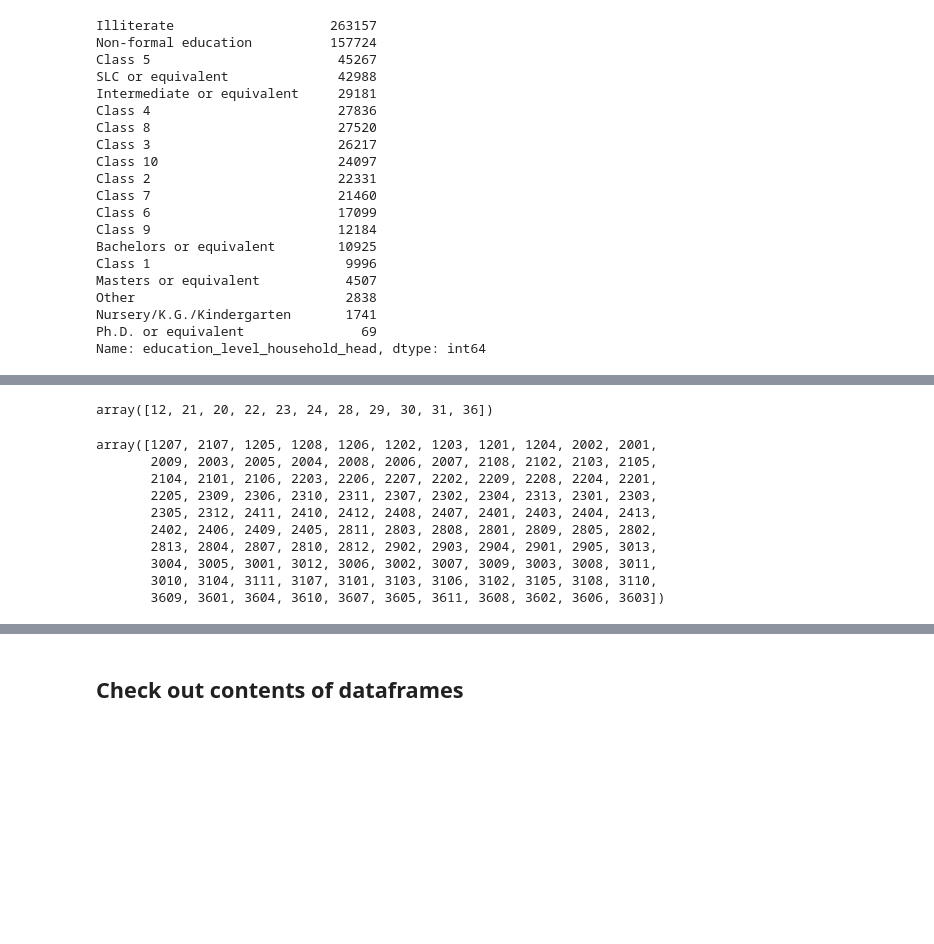
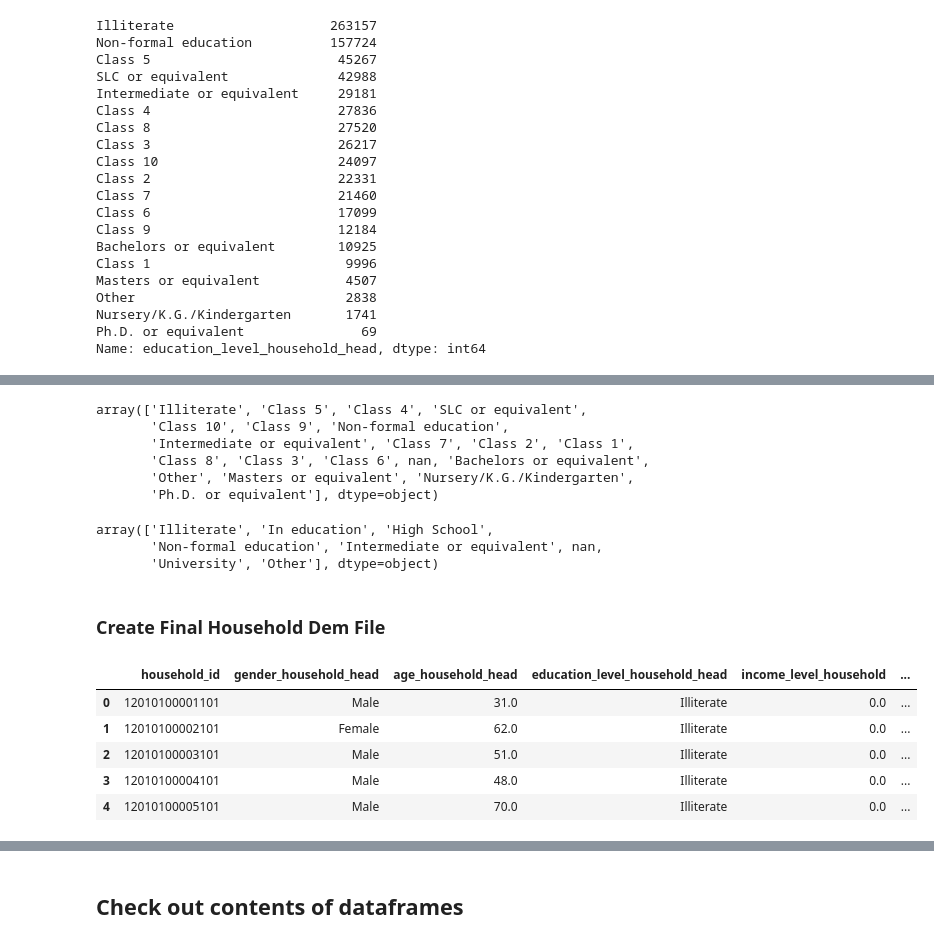
Before and after one commit to chantalwuer/earthquake_damage, a Jupyter notebook: notebooks/Merging_Tables.ipynb, the cells around one changed output, grey strips where cells are left out. Drawn from its saved outputs; the diff is of its cells as text; code cells hidden in the pictures; blank space fills up the shorter version.

Commit message:
Successfully tried refine_demographics method

```diff
--- a/notebooks/Merging_Tables.ipynb
+++ b/notebooks/Merging_Tables.ipynb
@@ -235,3 +225,5 @@ merged_df = merged.copy()
+# %%
+h_dem_drop = ['district_id', 'ward_id', 'vdcmun_id', 'is_bank_account_present_in_household', 'caste_household']
 # %%
 h_demographics.head()
 # %% [output]
@@ -293,0 +299,5 @@ Name: income_level_household, dtype: int64
+# %%
+h_demographics.income_level_household = h_demographics.income_level_household.replace({
+    'Rs. 10 thousand': 0, 'Rs. 10-20 thousand': 1,
+    'Rs. 20-30 thousand': 2, 'Rs. 30-50 thousand': 3,
+    'Rs. 50 thousand or more': 4})
@@ -321,17 +329,42 @@ h_demographics.ward_id .nunique()
 # %%
-h_demographics.district_id.unique()
+h_demographics.education_level_household_head.unique()
 # %% [output]
-array([12, 21, 20, 22, 23, 24, 28, 29, 30, 31, 36])
+array(['Illiterate', 'Class 5', 'Class 4', 'SLC or equivalent',
+       'Class 10', 'Class 9', 'Non-formal education',
+       'Intermediate or equivalent', 'Class 7', 'Class 2', 'Class 1',
+       'Class 8', 'Class 3', 'Class 6', nan, 'Bachelors or equivalent',
+       'Other', 'Masters or equivalent', 'Nursery/K.G./Kindergarten',
+       'Ph.D. or equivalent'], dtype=object)
+# %%
+in_education = ['Class 5', 'Class 4',
+        'Class 10', 'Class 9',
+        'Class 7', 'Class 2', 'Class 1',
+        'Class 8', 'Class 3', 'Class 6', 'Nursery/K.G./Kindergarten'
+       ]
+
+university = ['Bachelors or equivalent', 'Masters or equivalent', 'Ph.D. or equivalent']
+
+h_demographics.education_level_household_head = h_demographics.education_level_household_head.map(lambda x: 'In education' if x in in_education else x)
+h_demographics.education_level_household_head = h_demographics.education_level_household_head.map(lambda x: 'University' if x in university else x)
+h_demographics.education_level_household_head = h_demographics.education_level_household_head.map(lambda x: 'High School' if x == 'SLC or equivalent' else x)
 # %%
-h_demographics.vdcmun_id.unique()
+h_demographics.education_level_household_head.unique()
 # %% [output]
-array([1207, 2107, 1205, 1208, 1206, 1202, 1203, 1201, 1204, 2002, 2001,
-       2009, 2003, 2005, 2004, 2008, 2006, 2007, 2108, 2102, 2103, 2105,
-       2104, 2101, 2106, 2203, 2206, 2207, 2202, 2209, 2208, 2204, 2201,
-       2205, 2309, 2306, 2310, 2311, 2307, 2302, 2304, 2313, 2301, 2303,
-       2305, 2312, 2411, 2410, 2412, 2408, 2407, 2401, 2403, 2404, 2413,
-       2402, 2406, 2409, 2405, 2811, 2803, 2808, 2801, 2809, 2805, 2802,
-       2813, 2804, 2807, 2810, 2812, 2902, 2903, 2904, 2901, 2905, 3013,
-       3004, 3005, 3001, 3012, 3006, 3002, 3007, 3009, 3003, 3008, 3011,
-       3010, 3104, 3111, 3107, 3101, 3103, 3106, 3102, 3105, 3108, 3110,
-       3609, 3601, 3604, 3610, 3607, 3605, 3611, 3608, 3602, 3606, 3603])
+array(['Illiterate', 'In education', 'High School',
+       'Non-formal education', 'Intermediate or equivalent', nan,
+       'University', 'Other'], dtype=object)
+# %% [markdown]
+### Create Final Household Dem File
+# %%
+h_demographics = h_demographics.drop(h_dem_drop, axis=1)
+
+h_demographics.to_csv('/Users/chantalwuerschinger/code/chantalwuer/earthquake_damage/raw_data/household/household_demographics_cleaned.csv', index=False)
+# %%
+h_demographics.head()
+# %% [output]
+|  | household_id | gender_household_head | age_household_head | education_level_household_head | income_level_household | ... |
+| 0 | 12010100001101 | Male | 31.0 | Illiterate | 0.0 | ... |
+| 1 | 12010100002101 | Female | 62.0 | Illiterate | 0.0 | ... |
+| 2 | 12010100003101 | Male | 51.0 | Illiterate | 0.0 | ... |
+| 3 | 12010100004101 | Male | 48.0 | Illiterate | 0.0 | ... |
+| 4 | 12010100005101 | Male | 70.0 | Illiterate | 0.0 | ... |
```
Also changed, not shown: parts of 20 cells of this notebook.
